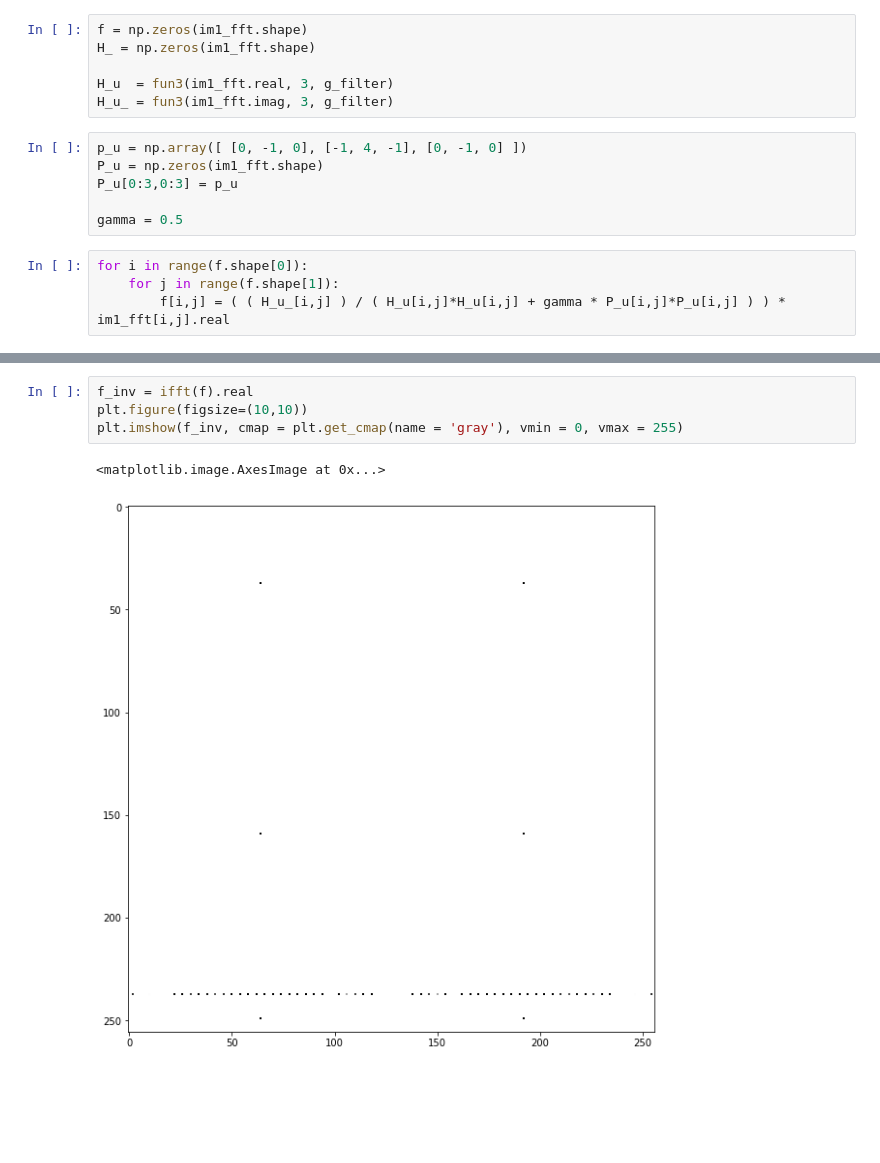
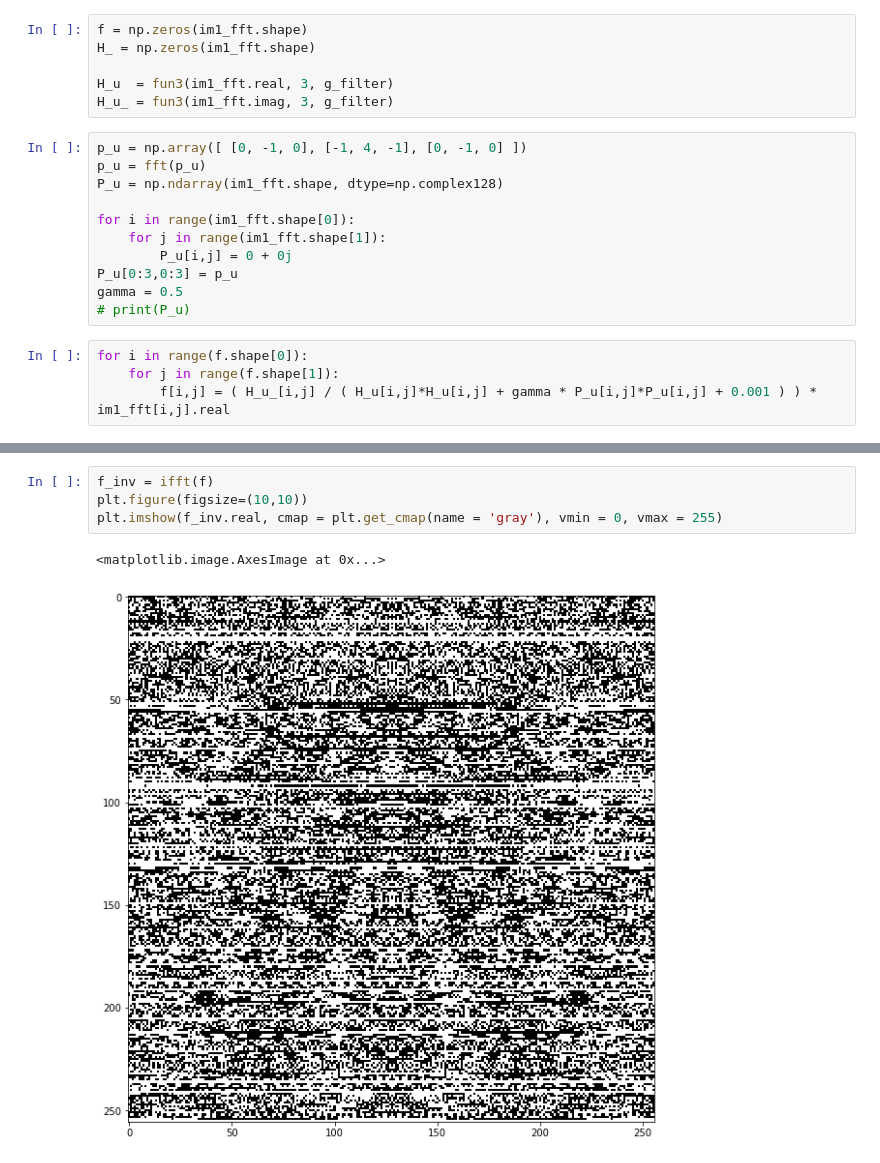
Before and after one commit to jecs89/LearningEveryDay, a Jupyter notebook: IP/ex3.ipynb, the cells around one changed output, grey strips where cells are left out. Drawn from its saved outputs; the diff is of its cells as text; blank space fills up the shorter version.

```diff
--- a/IP/ex3.ipynb
+++ b/IP/ex3.ipynb
@@ -303,11 +301,16 @@ H_u  = fun3(im1_fft.real, 3, g_filter)
 H_u_ = fun3(im1_fft.imag, 3, g_filter)
 # %%
 p_u = np.array([ [0, -1, 0], [-1, 4, -1], [0, -1, 0] ])
-P_u = np.zeros(im1_fft.shape)
+p_u = fft(p_u)
+P_u = np.ndarray(im1_fft.shape, dtype=np.complex128)
+
+for i in range(im1_fft.shape[0]):
+    for j in range(im1_fft.shape[1]):
+        P_u[i,j] = 0 + 0j
 P_u[0:3,0:3] = p_u
-
 gamma = 0.5
+# print(P_u)
 # %%
 for i in range(f.shape[0]):
     for j in range(f.shape[1]):
-        f[i,j] = ( ( H_u_[i,j] ) / ( H_u[i,j]*H_u[i,j] + gamma * P_u[i,j]*P_u[i,j] ) ) * im1_fft[i,j].real
+        f[i,j] = ( H_u_[i,j] / ( H_u[i,j]*H_u[i,j] + gamma * P_u[i,j]*P_u[i,j] + 0.001 ) ) * im1_fft[i,j].real
@@ -314,7 +333,7 @@ for i in range(f.shape[0]):
 # %%
-f_inv = ifft(f).real
+f_inv = ifft(f)
 plt.figure(figsize=(10,10))
-plt.imshow(f_inv, cmap = plt.get_cmap(name = 'gray'), vmin = 0, vmax = 255)
+plt.imshow(f_inv.real, cmap = plt.get_cmap(name = 'gray'), vmin = 0, vmax = 255)
 # %% [output]
 <matplotlib.image.AxesImage at 0x...>
-[figure, old version]
+[figure, new version]
```
Also changed, not shown: parts of 2 cells of this notebook.
